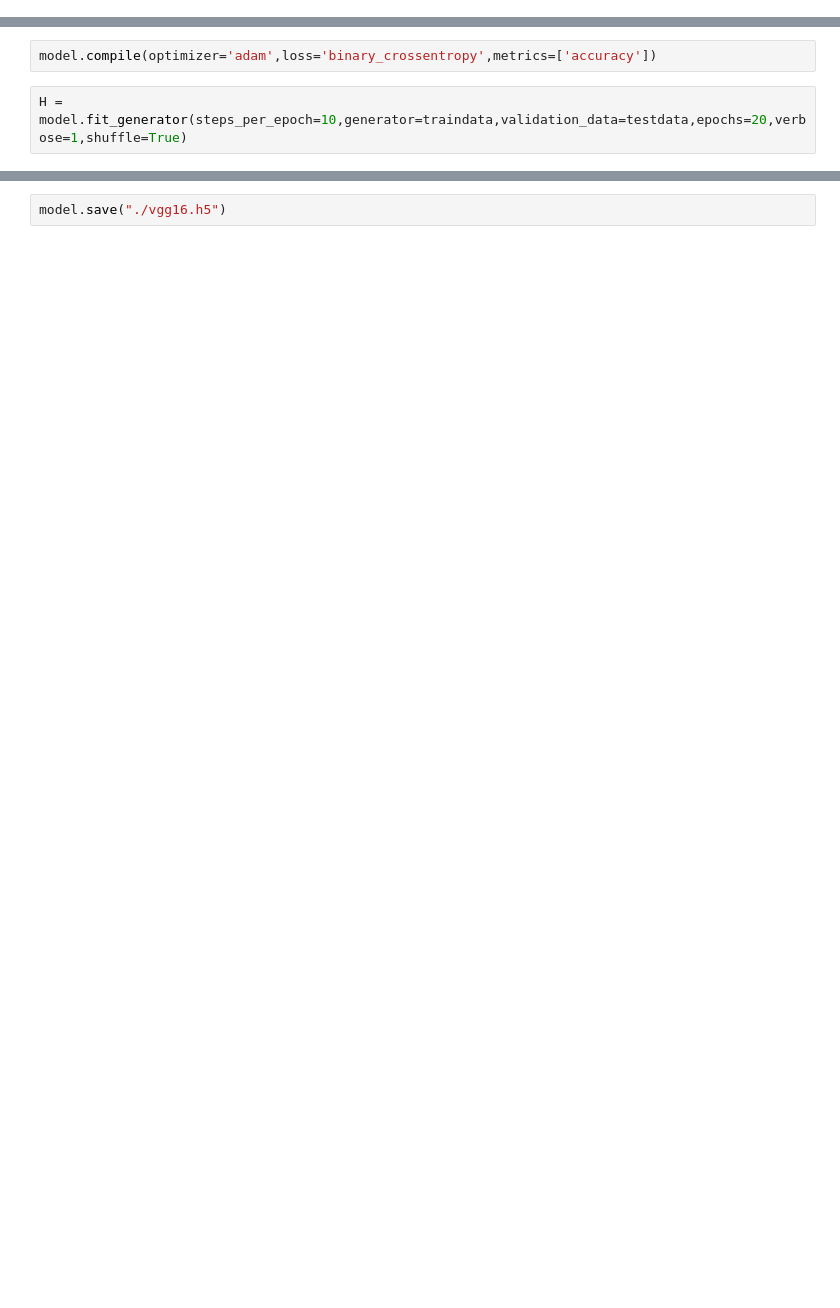
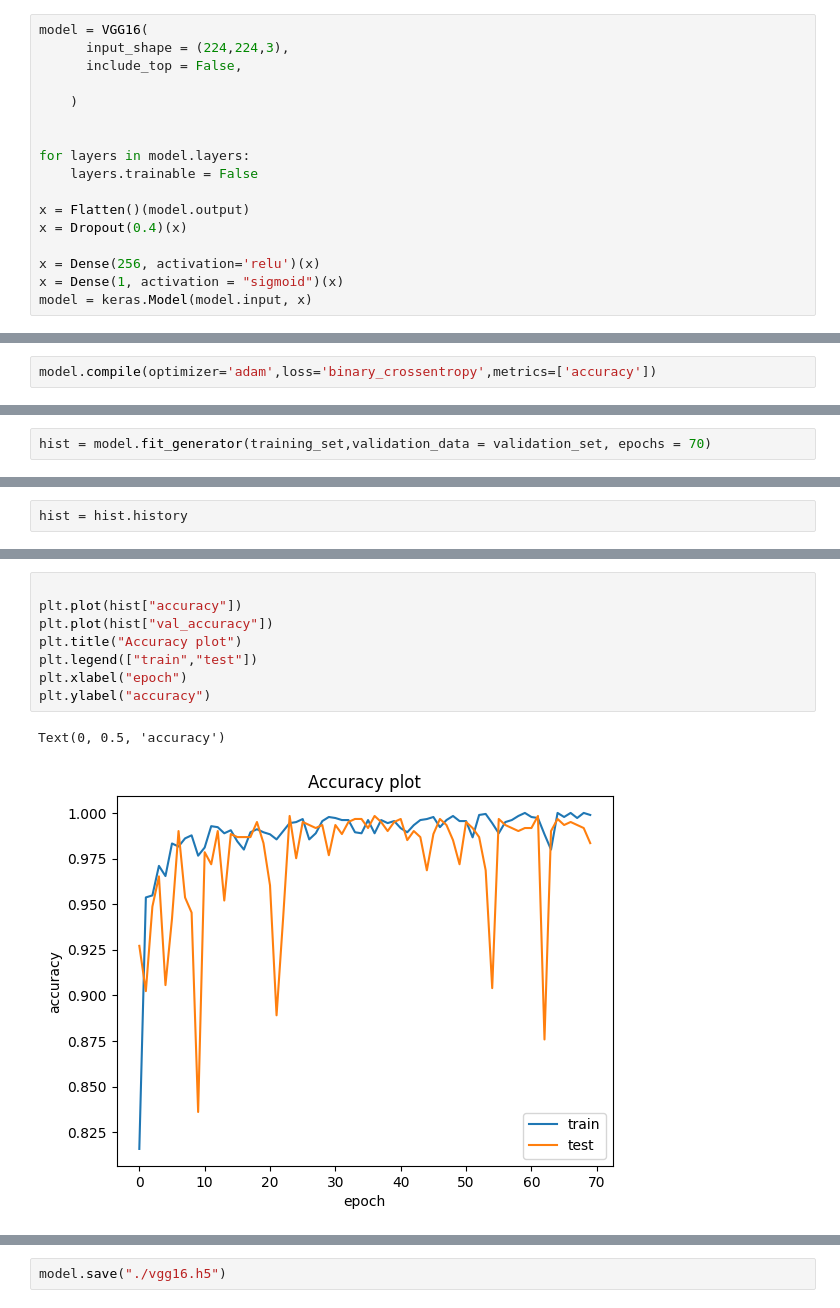
Before and after one commit to drishti-s1/Brain-Tumor-Detection-VGG16-Model, a Jupyter notebook: Brain_tumorDetection_using_VGG16.ipynb, the cells around one changed output, grey strips where cells are left out. Cells and saved outputs as stored; diff of their text form; blank space fills up the shorter version.

```diff
--- a/Brain_tumorDetection_using_VGG16.ipynb
+++ b/Brain_tumorDetection_using_VGG16.ipynb
@@ -109,0 +82,17 @@ None
+# %%
+model = VGG16(
+      input_shape = (224,224,3),
+      include_top = False,
+
+    )
+
+
+for layers in model.layers:
+    layers.trainable = False
+
+x = Flatten()(model.output)
+x = Dropout(0.4)(x)
+
+x = Dense(256, activation='relu')(x)
+x = Dense(1, activation = "sigmoid")(x)
+model = keras.Model(model.input, x)
@@ -129,5 +121,3 @@ Non-trainable params: 0
 _________________________________________________________________
 # %%
 model.compile(optimizer='adam',loss='binary_crossentropy',metrics=['accuracy'])
-# %%
-H = model.fit_generator(steps_per_epoch=10,generator=traindata,validation_data=testdata,epochs=20,verbose=1,shuffle=True)
@@ -151,0 +124,2 @@ Epoch 20/20
+# %%
+hist = model.fit_generator(training_set,validation_data = validation_set, epochs = 70)
@@ -151,0 +144,2 @@ Epoch 20/20
+# %%
+hist = hist.history
@@ -151,0 +152,11 @@ Epoch 20/20
+# %%
+
+plt.plot(hist["accuracy"])
+plt.plot(hist["val_accuracy"])
+plt.title("Accuracy plot")
+plt.legend(["train","test"])
+plt.xlabel("epoch")
+plt.ylabel("accuracy")
+# %% [output]
+Text(0, 0.5, 'accuracy')
+[figure, added]
```
Also changed, not shown: parts of 25 cells of this notebook.
